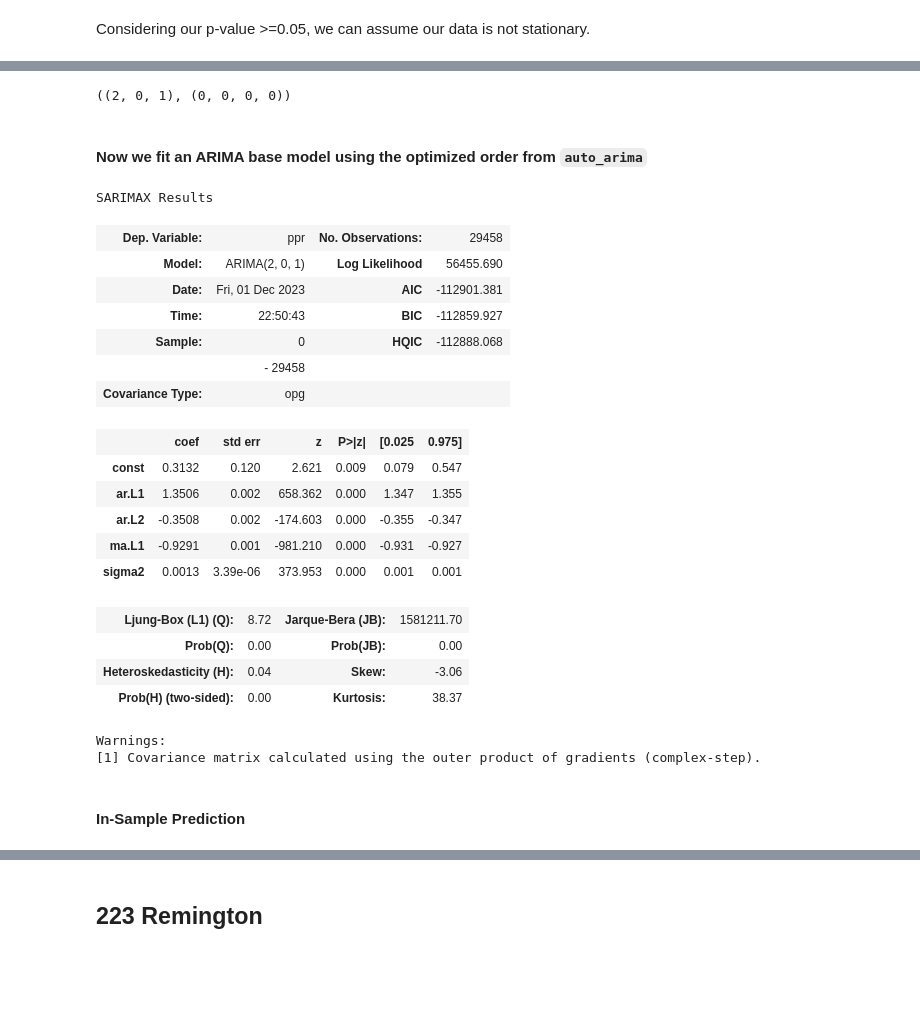
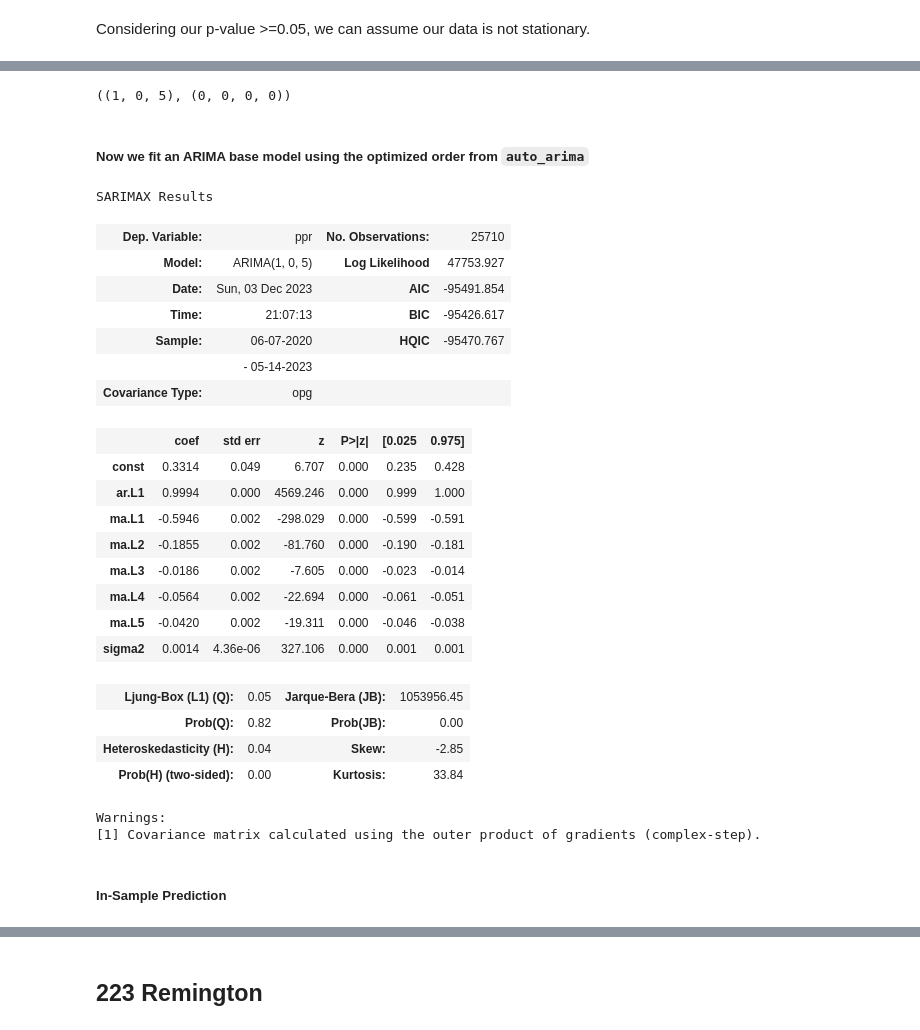
Before and after one commit to wyattcupp/ammo-time-series-forecasting, a Jupyter notebook: caliber_price_predictor.ipynb, the cells around one changed output, grey strips where cells are left out. Cells and saved outputs as stored; diff of their text form; code cells hidden in the pictures; blank space fills up the shorter version.

```diff
--- a/caliber_price_predictor.ipynb
+++ b/caliber_price_predictor.ipynb
@@ -75,10 +108,24 @@ for date_, ppr in zip(nine_data_raw['categories'][:10], nine_data_raw['data'][:1
 06/07/2020 15:00 -> 0.22
 # %%
 df_9 = pd.DataFrame(nine_data_raw).set_axis(['ppr', 'date_time'], axis=1)
-df_9['date_time'] = pd.to_datetime(df_9['date_time'])
-
-# reindex to date for time-series analysis
 df_9 = df_9.set_index('date_time')
 
+# Remove duplicates
+df_9 = df_9.reset_index().drop_duplicates(subset='date_time', keep='first').set_index('date_time')
+df_9.index = pd.to_datetime(df_9.index)
+
+# check for gaps in data
+time_diffs = df_9.index.to_series().diff().dropna().unique()
+
+if len(time_diffs) > 1:
+    print(f'{len(time_diffs)} unevenly spaced data points found. Filling...')
+    df_9 = df_9.resample('H').ffill()
+    print('Successfully filled unevenly spaced data.')
+
+df_9.index.freq = 'H'
+
+# get houldout
+train_size = int(len(df_9)*.85)
+df_9, df_9_test = df_9.iloc[:train_size], df_9.iloc[train_size:]
 df_9.head()
 # %% [output]
@@ -202,12 +251,12 @@ Even though our data is not stationary, we will first attempt to use an ARIMA mo
 auto_ARIMA = pm.auto_arima(df_9['ppr'],
                       start_p=1,
                       start_q=1,
-                      test='adf', # use adftest to find optimal 'd'
-                      max_p=5, max_q=5, # maximum p and q
-                      m=1, # frequency of series (if m==1, seasonal is set to FALSE automatically)
-                      d=None,# let model determine 'd'
-                      seasonal=False, # No Seasonality for standard ARIMA
-                      trace=False, #logs
-                      error_action='ignore', #shows errors ('ignore' silences these)
+                      test='adf',
+                      max_p=5, max_q=5, # We can afford this, since we aren't using seasonality
+                      m=1,
+                      d=None,
+                      seasonal=False,
+                      trace=True,
+                      error_action='ignore',
                       suppress_warnings=True,
                       stepwise=True)
@@ -242,38 +287,41 @@ Warnings:
 # check optimized order outputs (seasonal order should be zeros, since we are using ARIMA only and not SARIMA/SARIMAX)
 auto_ARIMA.order, auto_ARIMA.seasonal_order
 # %% [output]
-((2, 0, 1), (0, 0, 0, 0))
+((1, 0, 5), (0, 0, 0, 0))
 # %% [markdown]
-#### Now we fit an ARIMA base model using the optimized order from `auto_arima`
+##### Now we fit an ARIMA base model using the optimized order from `auto_arima`
 # %%
-arima_model = models.ARIMA(df_9['ppr'], order=auto_ARIMA.order, seasonal_order=(0,0,0,0))
+arima_model = models.ARIMA(df_9['ppr'], order=auto_ARIMA.order, seasonal_order=auto_ARIMA.seasonal_order)
 
 arima_fitted = arima_model.fit()
 
 arima_fitted.summary()
 # %% [output]
 SARIMAX Results
-| Dep. Variable: | ppr | No. Observations: | 29458 |
-| Model: | ARIMA(2, 0, 1) | Log Likelihood | 56455.690 |
-| Date: | Fri, 01 Dec 2023 | AIC | -112901.381 |
-| Time: | 22:50:43 | BIC | -112859.927 |
-| Sample: | 0 | HQIC | -112888.068 |
-|  | - 29458 |  |  |
+| Dep. Variable: | ppr | No. Observations: | 25710 |
+| Model: | ARIMA(1, 0, 5) | Log Likelihood | 47753.927 |
+| Date: | Sun, 03 Dec 2023 | AIC | -95491.854 |
+| Time: | 21:07:13 | BIC | -95426.617 |
+| Sample: | 06-07-2020 | HQIC | -95470.767 |
+|  | - 05-14-2023 |  |  |
 | Covariance Type: | opg |  |  |
 |  | coef | std err | z | P>|z| | [0.025 | 0.975] |
-| const | 0.3132 | 0.120 | 2.621 | 0.009 | 0.079 | 0.547 |
-| ar.L1 | 1.3506 | 0.002 | 658.362 | 0.000 | 1.347 | 1.355 |
-| ar.L2 | -0.3508 | 0.002 | -174.603 | 0.000 | -0.355 | -0.347 |
-| ma.L1 | -0.9291 | 0.001 | -981.210 | 0.000 | -0.931 | -0.927 |
-| sigma2 | 0.0013 | 3.39e-06 | 373.953 | 0.000 | 0.001 | 0.001 |
+| const | 0.3314 | 0.049 | 6.707 | 0.000 | 0.235 | 0.428 |
+| ar.L1 | 0.9994 | 0.000 | 4569.246 | 0.000 | 0.999 | 1.000 |
+| ma.L1 | -0.5946 | 0.002 | -298.029 | 0.000 | -0.599 | -0.591 |
+| ma.L2 | -0.1855 | 0.002 | -81.760 | 0.000 | -0.190 | -0.181 |
+| ma.L3 | -0.0186 | 0.002 | -7.605 | 0.000 | -0.023 | -0.014 |
+| ma.L4 | -0.0564 | 0.002 | -22.694 | 0.000 | -0.061 | -0.051 |
+| ma.L5 | -0.0420 | 0.002 | -19.311 | 0.000 | -0.046 | -0.038 |
+| sigma2 | 0.0014 | 4.36e-06 | 327.106 | 0.000 | 0.001 | 0.001 |
-| Ljung-Box (L1) (Q): | 8.72 | Jarque-Bera (JB): | 1581211.70 |
-| Prob(Q): | 0.00 | Prob(JB): | 0.00 |
-| Heteroskedasticity (H): | 0.04 | Skew: | -3.06 |
-| Prob(H) (two-sided): | 0.00 | Kurtosis: | 38.37 |
+| Ljung-Box (L1) (Q): | 0.05 | Jarque-Bera (JB): | 1053956.45 |
+| Prob(Q): | 0.82 | Prob(JB): | 0.00 |
+| Heteroskedasticity (H): | 0.04 | Skew: | -2.85 |
+| Prob(H) (two-sided): | 0.00 | Kurtosis: | 33.84 |
 Warnings:
 [1] Covariance matrix calculated using the outer product of gradients (complex-step).
 # %% [markdown]
-#### In-Sample Prediction
+##### In-Sample Prediction
 # %%
 df_9['pred'] = arima_fitted.predict(start=df_9.index[0], end=df_9.index[-1], dynamic=False)
 
```
Also changed, not shown: parts of 64 cells of this notebook.
